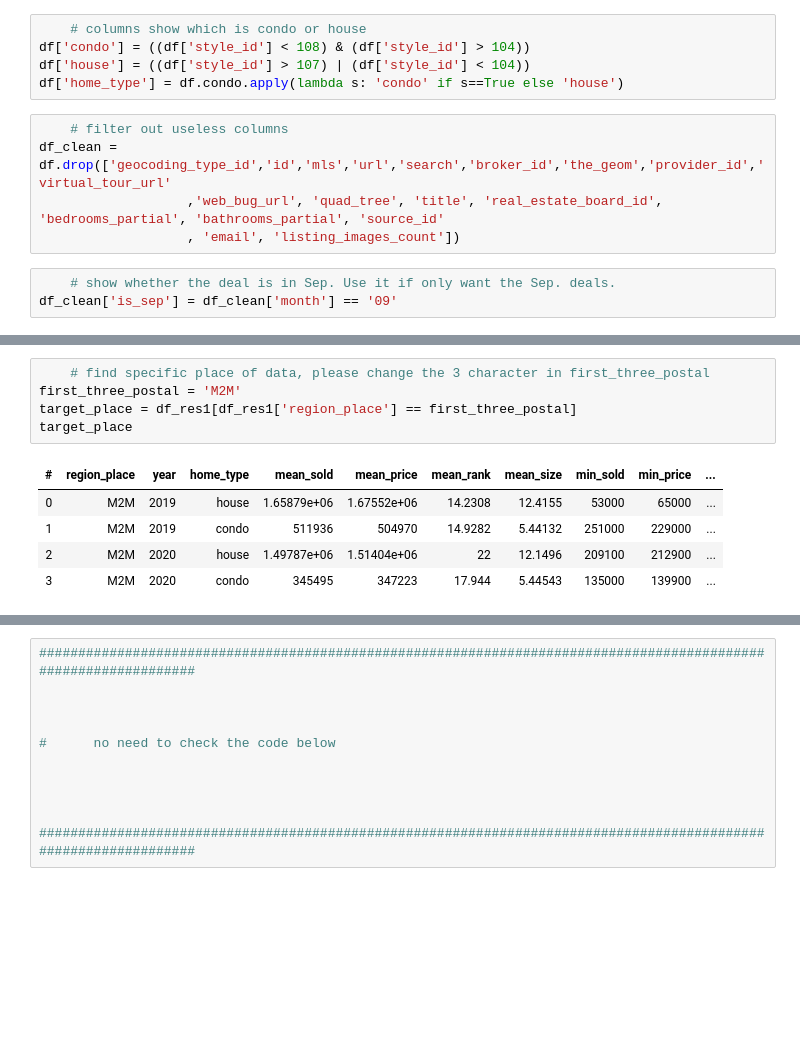
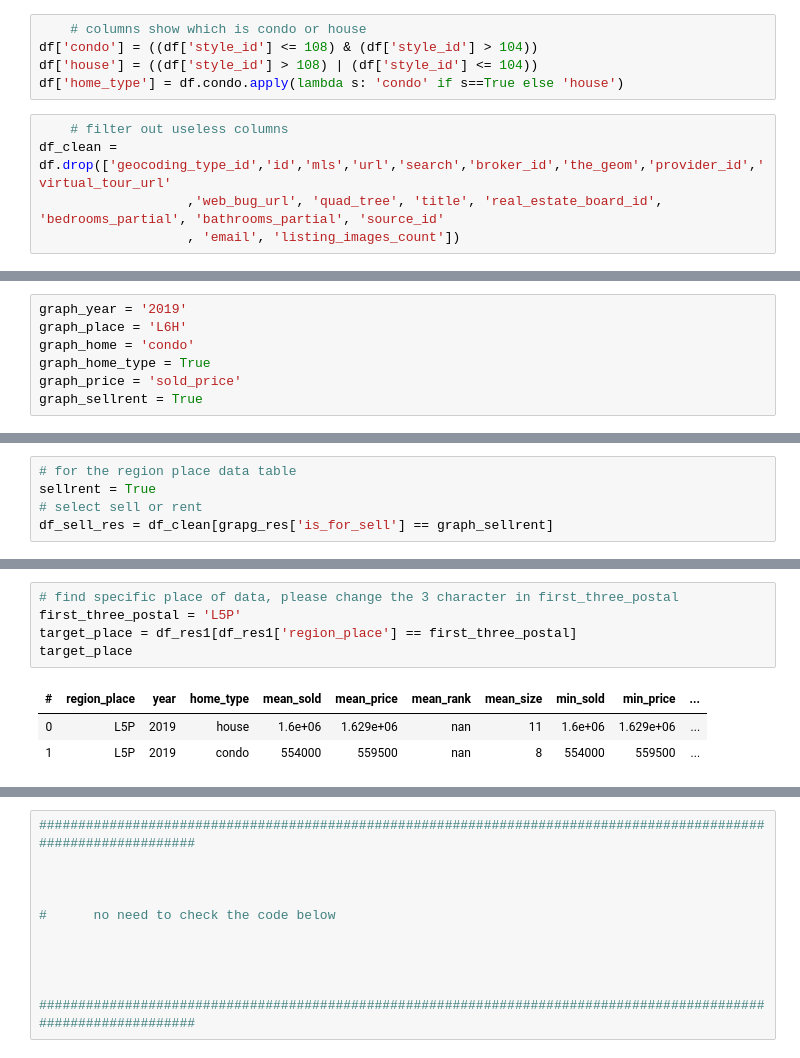
Before and after one commit to Bill1119/house_pricing_data_analysis, a Jupyter notebook: DataHousePricing_vaex.ipynb, the cells around one changed output, grey strips where cells are left out. Drawn from its saved outputs; the diff is of its cells as text; blank space fills up the shorter version.

Commit message:
Update DataHousePricing_vaex.ipynb
bug fix: style_id codition
add feature: present graphs

```diff
--- a/DataHousePricing_vaex.ipynb
+++ b/DataHousePricing_vaex.ipynb
@@ -99,13 +143,10 @@ df['home_size'] = df['kitchen_count'] + df['parking_spaces'] + df['bedrooms'] +
 # %%
     # columns show which is condo or house
-df['condo'] = ((df['style_id'] < 108) & (df['style_id'] > 104))
-df['house'] = ((df['style_id'] > 107) | (df['style_id'] < 104))
+df['condo'] = ((df['style_id'] <= 108) & (df['style_id'] > 104))
+df['house'] = ((df['style_id'] > 108) | (df['style_id'] <= 104))
 df['home_type'] = df.condo.apply(lambda s: 'condo' if s==True else 'house')
 # %%
     # filter out useless columns
 df_clean = df.drop(['geocoding_type_id','id','mls','url','search','broker_id','the_geom','provider_id','virtual_tour_url'
                    ,'web_bug_url', 'quad_tree', 'title', 'real_estate_board_id', 'bedrooms_partial', 'bathrooms_partial', 'source_id'
                    , 'email', 'listing_images_count'])
-# %%
-    # show whether the deal is in Sep. Use it if only want the Sep. deals.
-df_clean['is_sep'] = df_clean['month'] == '09'
@@ -139,0 +164,7 @@ df_sell_res.head(1)
+# %%
+graph_year = '2019'
+graph_place = 'L6H'
+graph_home = 'condo'
+graph_home_type = True
+graph_price = 'sold_price'
+graph_sellrent = True
@@ -139,0 +317,5 @@ df_sell_res.head(1)
+# %%
+# for the region place data table
+sellrent = True
+# select sell or rent
+df_sell_res = df_clean[grapg_res['is_for_sell'] == graph_sellrent]
@@ -170,11 +400,9 @@ df_res1
 # %%
-    # find specific place of data, please change the 3 character in first_three_postal
-first_three_postal = 'M2M'
+# find specific place of data, please change the 3 character in first_three_postal
+first_three_postal = 'L5P'
 target_place = df_res1[df_res1['region_place'] == first_three_postal]
 target_place
 # %% [output]
 | # | region_place | year | home_type | mean_sold | mean_price | mean_rank | mean_size | min_sold | min_price | ... |
-| 0 | M2M | 2019 | house | 1.65879e+06 | 1.67552e+06 | 14.2308 | 12.4155 | 53000 | 65000 | ... |
-| 1 | M2M | 2019 | condo | 511936 | 504970 | 14.9282 | 5.44132 | 251000 | 229000 | ... |
-| 2 | M2M | 2020 | house | 1.49787e+06 | 1.51404e+06 | 22 | 12.1496 | 209100 | 212900 | ... |
-| 3 | M2M | 2020 | condo | 345495 | 347223 | 17.944 | 5.44543 | 135000 | 139900 | ... |
+| 0 | L5P | 2019 | house | 1.6e+06 | 1.629e+06 | nan | 11 | 1.6e+06 | 1.629e+06 | ... |
+| 1 | L5P | 2019 | condo | 554000 | 559500 | nan | 8 | 554000 | 559500 | ... |
```
Also changed, not shown: parts of 46 cells of this notebook.
